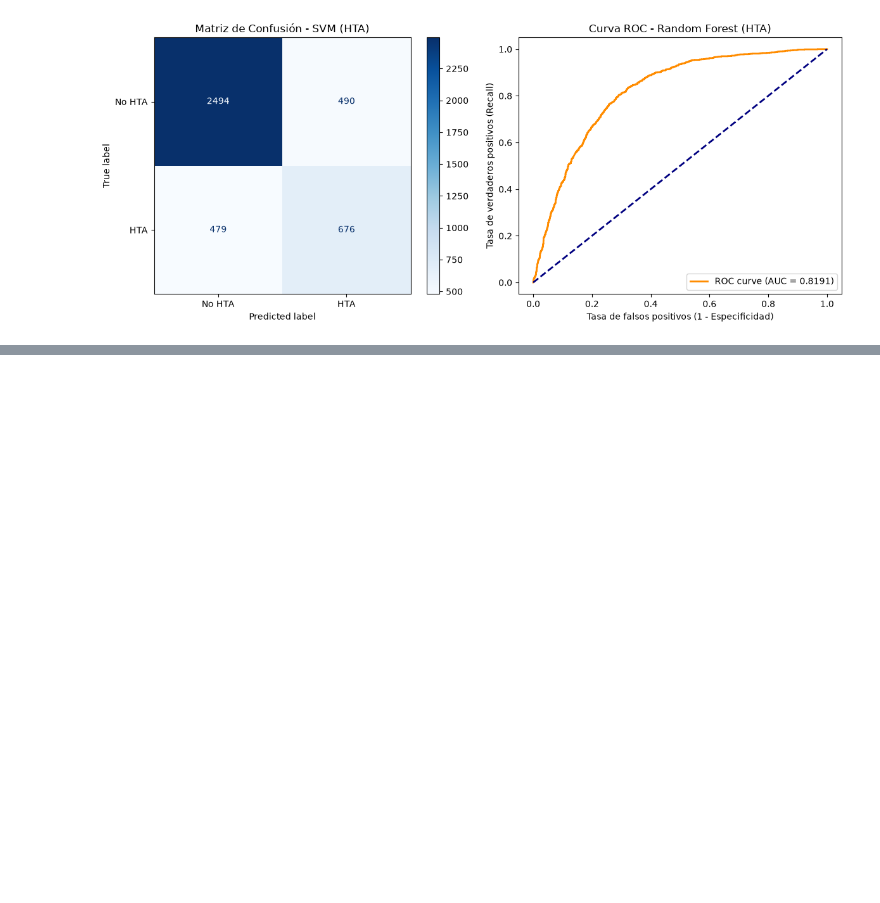
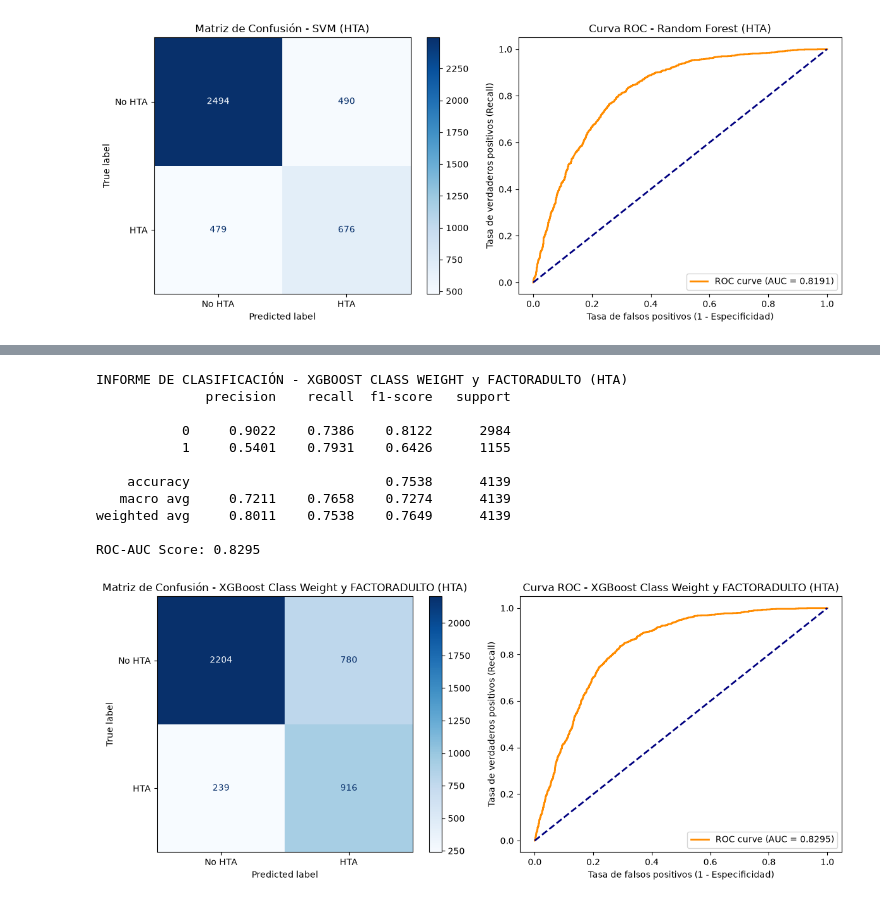
Before and after one commit to aldyvergara22-create/Hypertension-Diabetes-ML-detection, a Jupyter notebook: notebooks/05_Evaluación_Modelos_Hipertensión.ipynb, the cells around one changed output, grey strips where cells are left out. Saved outputs shown, nothing was run; the diff lists cells and outputs as text; code cells hidden in the pictures; blank space fills up the shorter version.

```diff
--- a/notebooks/05_Evaluación_Modelos_Hipertensión.ipynb
+++ b/notebooks/05_Evaluación_Modelos_Hipertensión.ipynb
@@ -679,0 +738,48 @@ ROC-AUC Score: 0.8191
+# %%
+# ===========================================================
+# EVALUACIÓN XGBOOST 'class_weight' y FACTORADULTO - HIPERTENSIÓN
+# ===========================================================
+
+# Predicciones y probabilidades predichass
+y_pred_proba_xgb_hta = xgb_model_hta.predict_proba(X_test_hta)[:, 1]
+y_pred_xgb_hta = xgb_model_hta.predict(X_test_hta)
+
+print("INFORME DE CLASIFICACIÓN - XGBOOST CLASS WEIGHT y FACTORADULTO (HTA)")
+print(classification_report(y_test_hta, y_pred_xgb_hta, digits=4))
+
+# ROC-AUC
+auc_xgb_hta = roc_auc_score(y_test_hta, y_pred_proba_xgb_hta)
+print(f"ROC-AUC Score: {auc_xgb_hta:.4f}")
+
+# MATRIZ DE CONFUSIÓN
+fig, axes = plt.subplots(1, 2, figsize=(12, 5))
+
+cm_xgb_hta = confusion_matrix(y_test_hta, y_pred_xgb_hta)
+disp_xgb_hta = ConfusionMatrixDisplay(confusion_matrix=cm_xgb_hta, display_labels=["No HTA", "HTA"])
+disp_xgb_hta.plot(ax=axes[0], cmap="Blues", values_format="d")
+axes[0].set_title("Matriz de Confusión - XGBoost Class Weight y FACTORADULTO (HTA)")
+
+# Curva ROC
+fpr_xgb_hta, tpr_xgb_hta, _ = roc_curve(y_test_hta, y_pred_proba_xgb_hta)
+axes[1].plot(fpr_xgb_hta, tpr_xgb_hta, color="darkorange", lw=2, label=f"ROC curve (AUC = {auc_xgb_hta:.4f})",)
+axes[1].plot([0, 1], [0, 1], color="navy", lw=2, linestyle="--")
+axes[1].set_xlabel("Tasa de falsos positivos (1 - Especificidad)")
+axes[1].set_ylabel("Tasa de verdaderos positivos (Recall)")
+axes[1].set_title("Curva ROC - XGBoost Class Weight y FACTORADULTO (HTA)")
+axes[1].legend(loc="lower right")
+
+plt.tight_layout()
+plt.show()
+# %% [output]
+INFORME DE CLASIFICACIÓN - XGBOOST CLASS WEIGHT y FACTORADULTO (HTA)
+              precision    recall  f1-score   support
+
+           0     0.9022    0.7386    0.8122      2984
+           1     0.5401    0.7931    0.6426      1155
+
+    accuracy                         0.7538      4139
+   macro avg     0.7211    0.7658    0.7274      4139
+weighted avg     0.8011    0.7538    0.7649      4139
+
+ROC-AUC Score: 0.8295
+[figure, added]
```
Also changed, not shown: parts of 4 cells of this notebook, 3 other files.
